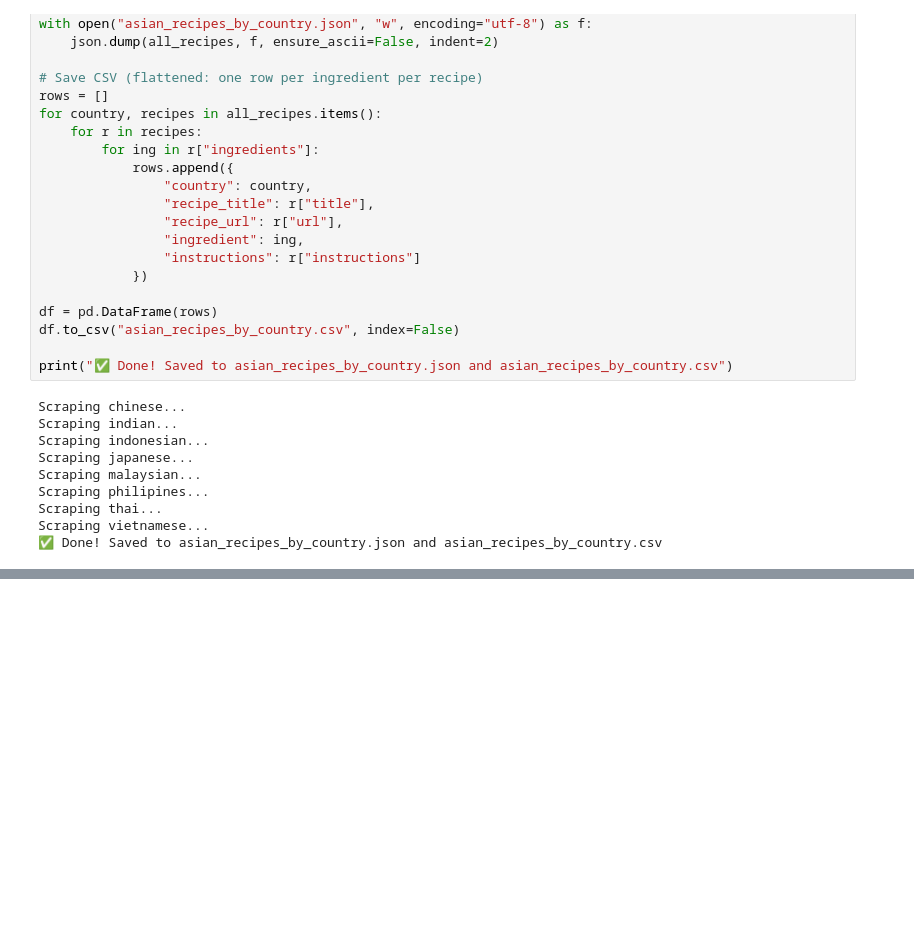
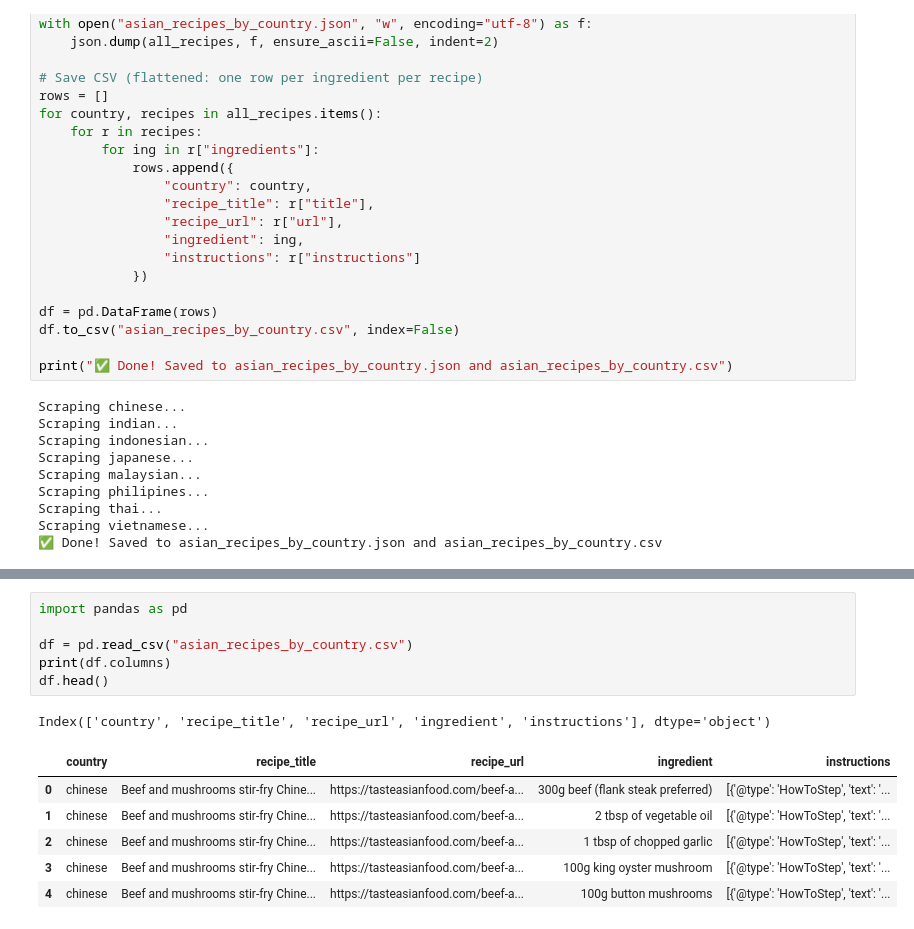
Before and after one commit to gatesz33/asian_recipe_classifier_ds4002, a Jupyter notebook: ingredients.ipynb, the cells around one changed output, grey strips where cells are left out. Drawn from its saved outputs; the diff is of its cells as text; blank space fills up the shorter version.

```diff
--- a/ingredients.ipynb
+++ b/ingredients.ipynb
@@ -236,0 +450,14 @@ files.download("asian_recipes_by_country_cleaned.csv")
+# %%
+import pandas as pd
+
+df = pd.read_csv("asian_recipes_by_country.csv")
+print(df.columns)
+df.head()
+# %% [output]
+Index(['country', 'recipe_title', 'recipe_url', 'ingredient', 'instructions'], dtype='object')
+|  | country | recipe_title | recipe_url | ingredient | instructions |
+| 0 | chinese | Beef and mushrooms stir-fry Chine... | https://tasteasianfood.com/beef-a... | 300g beef (flank steak preferred) | [{'@type': 'HowToStep', 'text': '... |
+| 1 | chinese | Beef and mushrooms stir-fry Chine... | https://tasteasianfood.com/beef-a... | 2 tbsp of vegetable oil | [{'@type': 'HowToStep', 'text': '... |
+| 2 | chinese | Beef and mushrooms stir-fry Chine... | https://tasteasianfood.com/beef-a... | 1 tbsp of chopped garlic | [{'@type': 'HowToStep', 'text': '... |
+| 3 | chinese | Beef and mushrooms stir-fry Chine... | https://tasteasianfood.com/beef-a... | 100g king oyster mushroom | [{'@type': 'HowToStep', 'text': '... |
+| 4 | chinese | Beef and mushrooms stir-fry Chine... | https://tasteasianfood.com/beef-a... | 100g button mushrooms | [{'@type': 'HowToStep', 'text': '... |
```
Also changed, not shown: parts of 6 cells of this notebook.
